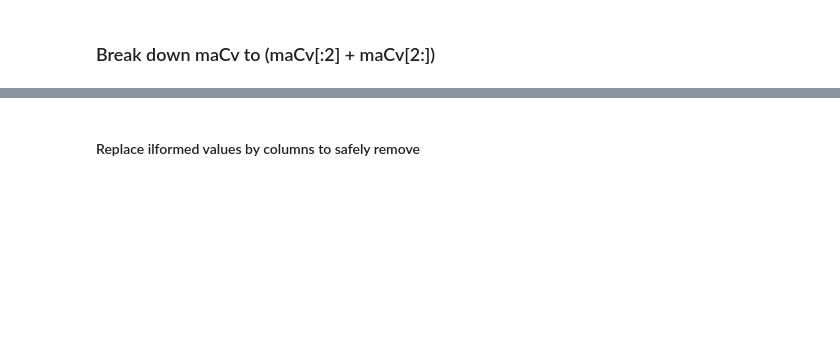
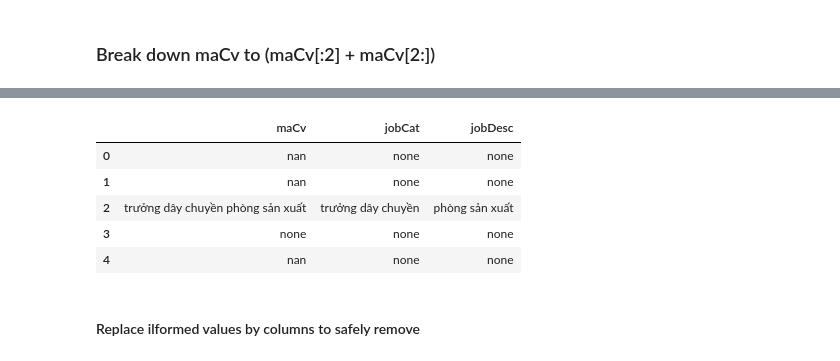
Before and after one commit to alerk/ml_class, a Jupyter notebook: 13.1.kalapa_challenge_data_clean_transform.ipynb, the cells around one changed output, grey strips where cells are left out. Cells and saved outputs as stored; diff of their text form; code cells hidden in the pictures; blank space fills up the shorter version.

```diff
--- a/13.1.kalapa_challenge_data_clean_transform.ipynb
+++ b/13.1.kalapa_challenge_data_clean_transform.ipynb
@@ -135,5 +116,8 @@ cond = (
     ~((pdfTestRaw["age_source1"]<18) | (pdfTestRaw["age_source2"]<18)) # Filter out age < 18, keep NaN
 )
 pdfTest = pdfTestRaw[cond].copy()
+pdfTest["maCv"] = pdfTest["maCv"].apply(lambda x: str(x).lower())
+pdfTest["province"] = pdfTest["province"].apply(lambda x: str(x).lower())
+print(pdfTest.shape)
 printRuntime()
 # %% [output]
@@ -256,2 +257,11 @@ printRuntime()
 -------------------
+# %%
+pdfTest[["maCv", "jobCat", "jobDesc"]].head()
+# %% [output]
+|  | maCv | jobCat | jobDesc |
+| 0 | nan | none | none |
+| 1 | nan | none | none |
+| 2 | trưởng dây chuyền phòng sản xuất | trưởng dây chuyền | phòng sản xuất |
+| 3 | none | none | none |
+| 4 | nan | none | none |
 # %%
```
Also changed, not shown: parts of 67 cells of this notebook, 6 other files.
